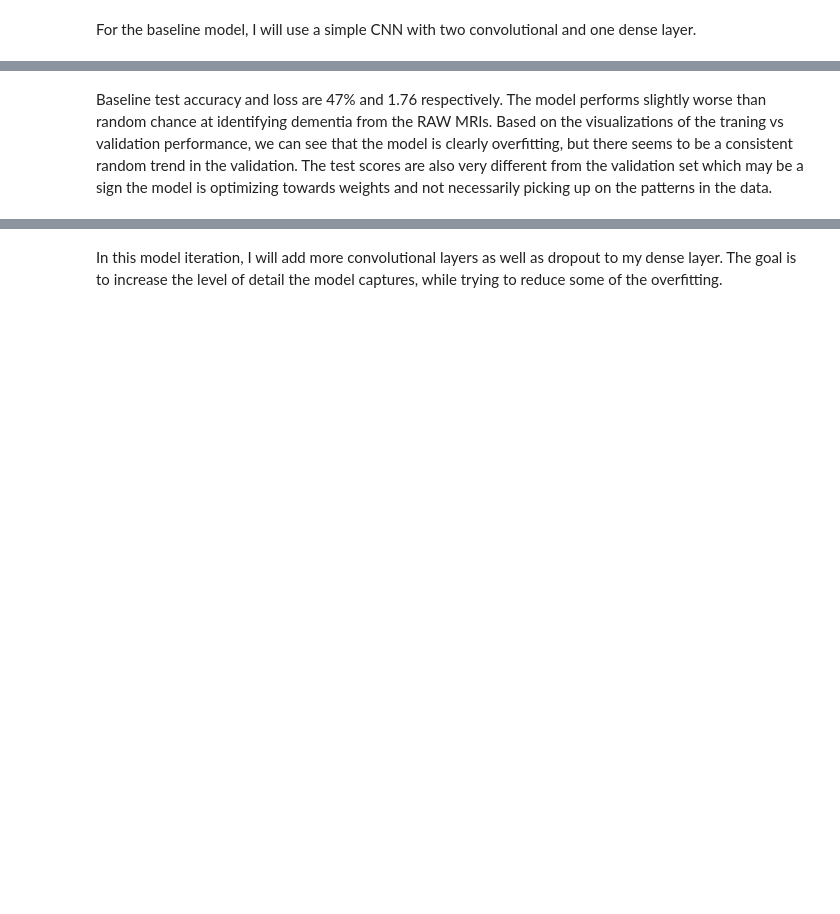
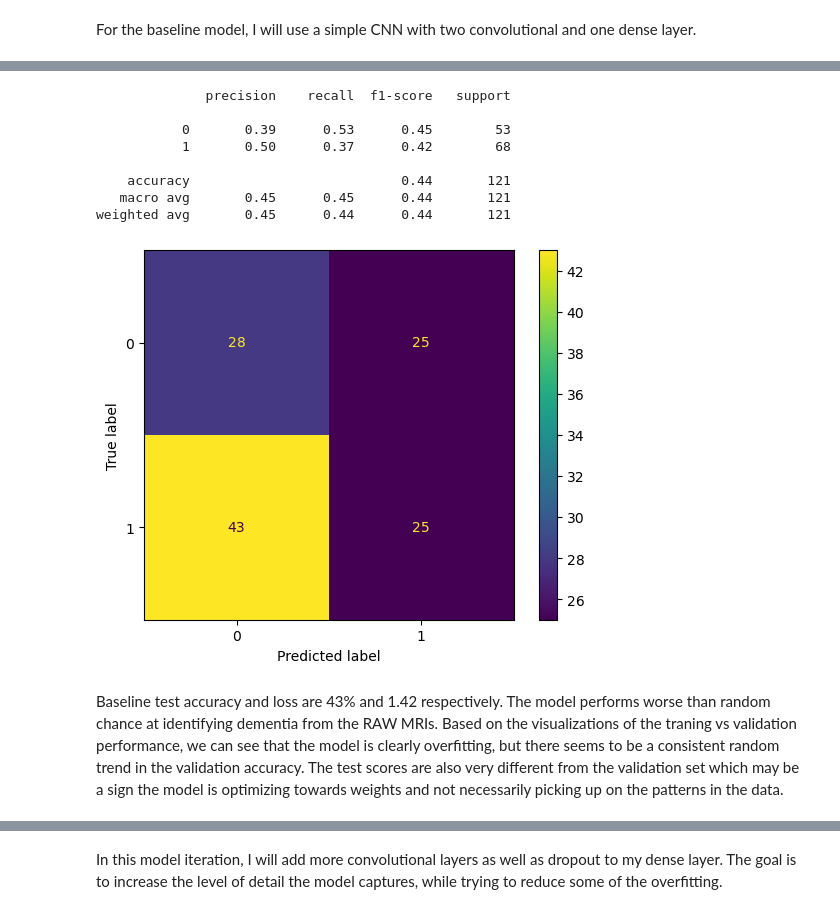
Before and after one commit to michael-pozo/Identifying_Dementia_in_MRIs, a Jupyter notebook: Identifying Dementia in MRIs.ipynb, the cells around one changed output, grey strips where cells are left out. Saved outputs shown, nothing was run; the diff lists cells and outputs as text; code cells hidden in the pictures; blank space fills up the shorter version.

```diff
--- a/Identifying Dementia in MRIs.ipynb
+++ b/Identifying Dementia in MRIs.ipynb
@@ -39,0 +75,8 @@ warnings.filterwarnings('ignore')
+# %%
+def binary_cm_cr(generator, model):
+    predictions = model.predict_generator(generator)
+    predicted_classes = np.round(predictions)
+    true_classes = generator.classes
+    cm = confusion_matrix(true_classes, predicted_classes)
+    ConfusionMatrixDisplay(cm).plot()
+    print(classification_report(true_classes, predicted_classes))
@@ -298,2 +255,14 @@ plt.show()
+# %%
+binary_cm_cr(test_generator, baseline_model)
+# %% [output]
+              precision    recall  f1-score   support
+
+           0       0.39      0.53      0.45        53
+           1       0.50      0.37      0.42        68
+
+    accuracy                           0.44       121
+   macro avg       0.45      0.45      0.44       121
+weighted avg       0.45      0.44      0.44       121
+[figure, added]
 # %% [markdown]
-Baseline test accuracy and loss are 47% and 1.76 respectively. The model performs slightly worse than random chance at identifying dementia from the RAW MRIs. Based on the visualizations of the traning vs validation performance, we can see that the model is clearly overfitting, but there seems to be a consistent random trend in the validation. The test scores are also very different from the validation set which may be a sign the model is optimizing towards weights and not necessarily picking up on the patterns in the data.
+Baseline test accuracy and loss are 43% and 1.42 respectively. The model performs worse than random chance at identifying dementia from the RAW MRIs. Based on the visualizations of the traning vs validation performance, we can see that the model is clearly overfitting, but there seems to be a consistent random trend in the validation accuracy. The test scores are also very different from the validation set which may be a sign the model is optimizing towards weights and not necessarily picking up on the patterns in the data.
```
Also changed, not shown: parts of 80 cells of this notebook.
